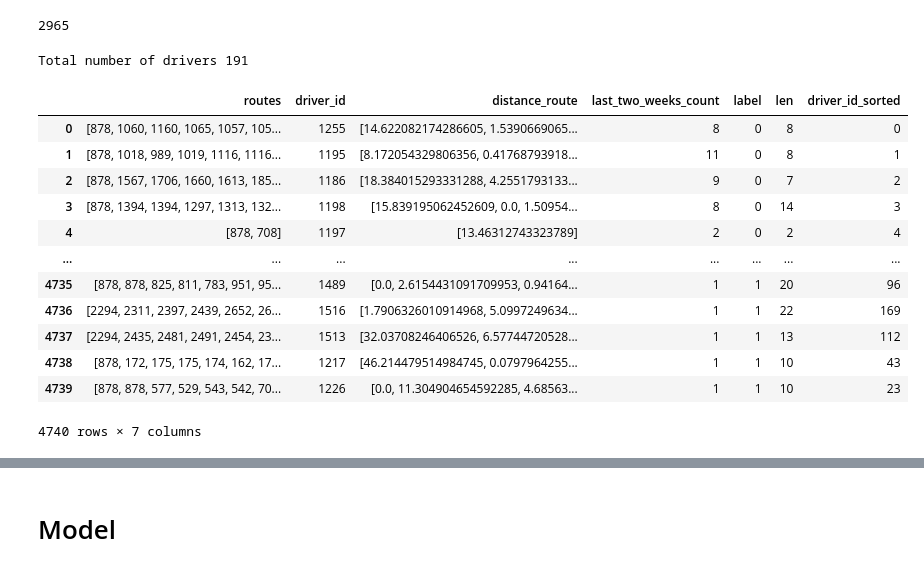
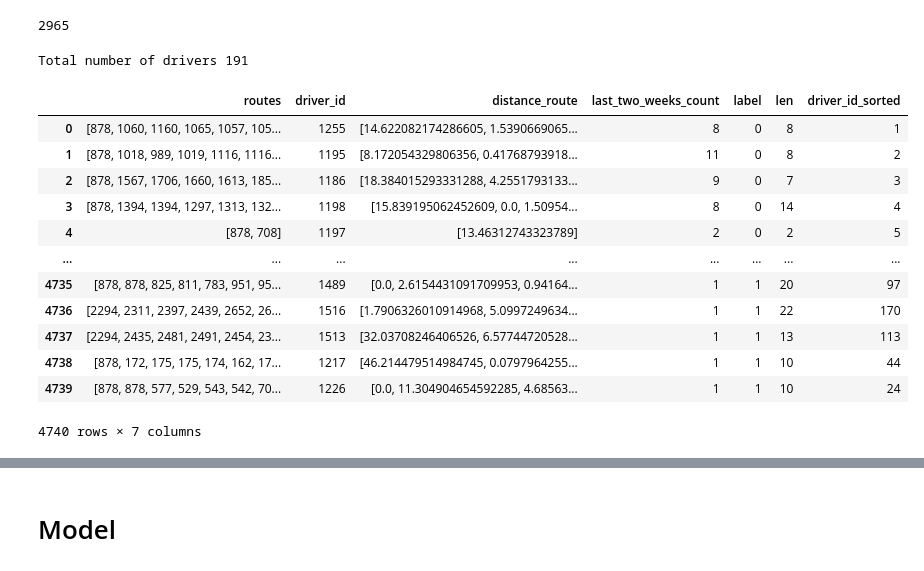
Before and after one commit to anna1904/RouteClassification, a Jupyter notebook: generate_routes.ipynb, the cells around one changed output, grey strips where cells are left out. Cells and saved outputs as stored; diff of their text form; code cells hidden in the pictures.

```diff
--- a/generate_routes.ipynb
+++ b/generate_routes.ipynb
@@ -418,32 +418,32 @@ for row in final_routes['routes']:
 2965
 # %%
 drivers_dic = {}
-k = 0
+k = 1
 for driver in final_routes['driver_id']:
     if driver not in drivers_dic:
         drivers_dic[driver] = k
         k += 1
 print('Total number of drivers', len(drivers_dic))
 total_drivers = len(drivers_dic)
 encoding_drivers = []
 for driver in final_routes['driver_id']:
     encoding_drivers.append(drivers_dic[driver])
 #
 final_routes['driver_id_sorted'] = encoding_drivers
 # final_routes = pd.concat([final_routes, pd.get_dummies(final_routes['driver_id_sorted'], prefix='encoding_drivers')], axis=1)
 final_routes
 # %% [output]
 Total number of drivers 191
 |  | routes | driver_id | distance_route | last_two_weeks_count | label | len | driver_id_sorted |
-| 0 | [878, 1060, 1160, 1065, 1057, 105... | 1255 | [14.622082174286605, 1.5390669065... | 8 | 0 | 8 | 0 |
-| 1 | [878, 1018, 989, 1019, 1116, 1116... | 1195 | [8.172054329806356, 0.41768793918... | 11 | 0 | 8 | 1 |
-| 2 | [878, 1567, 1706, 1660, 1613, 185... | 1186 | [18.384015293331288, 4.2551793133... | 9 | 0 | 7 | 2 |
-| 3 | [878, 1394, 1394, 1297, 1313, 132... | 1198 | [15.839195062452609, 0.0, 1.50954... | 8 | 0 | 14 | 3 |
-| 4 | [878, 708] | 1197 | [13.46312743323789] | 2 | 0 | 2 | 4 |
+| 0 | [878, 1060, 1160, 1065, 1057, 105... | 1255 | [14.622082174286605, 1.5390669065... | 8 | 0 | 8 | 1 |
+| 1 | [878, 1018, 989, 1019, 1116, 1116... | 1195 | [8.172054329806356, 0.41768793918... | 11 | 0 | 8 | 2 |
+| 2 | [878, 1567, 1706, 1660, 1613, 185... | 1186 | [18.384015293331288, 4.2551793133... | 9 | 0 | 7 | 3 |
+| 3 | [878, 1394, 1394, 1297, 1313, 132... | 1198 | [15.839195062452609, 0.0, 1.50954... | 8 | 0 | 14 | 4 |
+| 4 | [878, 708] | 1197 | [13.46312743323789] | 2 | 0 | 2 | 5 |
 | ... | ... | ... | ... | ... | ... | ... | ... |
-| 4735 | [878, 878, 825, 811, 783, 951, 95... | 1489 | [0.0, 2.6154431091709953, 0.94164... | 1 | 1 | 20 | 96 |
-| 4736 | [2294, 2311, 2397, 2439, 2652, 26... | 1516 | [1.7906326010914968, 5.0997249634... | 1 | 1 | 22 | 169 |
-| 4737 | [2294, 2435, 2481, 2491, 2454, 23... | 1513 | [32.03708246406526, 6.57744720528... | 1 | 1 | 13 | 112 |
-| 4738 | [878, 172, 175, 175, 174, 162, 17... | 1217 | [46.214479514984745, 0.0797964255... | 1 | 1 | 10 | 43 |
-| 4739 | [878, 878, 577, 529, 543, 542, 70... | 1226 | [0.0, 11.304904654592285, 4.68563... | 1 | 1 | 10 | 23 |
+| 4735 | [878, 878, 825, 811, 783, 951, 95... | 1489 | [0.0, 2.6154431091709953, 0.94164... | 1 | 1 | 20 | 97 |
+| 4736 | [2294, 2311, 2397, 2439, 2652, 26... | 1516 | [1.7906326010914968, 5.0997249634... | 1 | 1 | 22 | 170 |
+| 4737 | [2294, 2435, 2481, 2491, 2454, 23... | 1513 | [32.03708246406526, 6.57744720528... | 1 | 1 | 13 | 113 |
+| 4738 | [878, 172, 175, 175, 174, 162, 17... | 1217 | [46.214479514984745, 0.0797964255... | 1 | 1 | 10 | 44 |
+| 4739 | [878, 878, 577, 529, 543, 542, 70... | 1226 | [0.0, 11.304904654592285, 4.68563... | 1 | 1 | 10 | 24 |
 4740 rows × 7 columns
```
Also changed, not shown: parts of 6 cells of this notebook, 1 other file.
